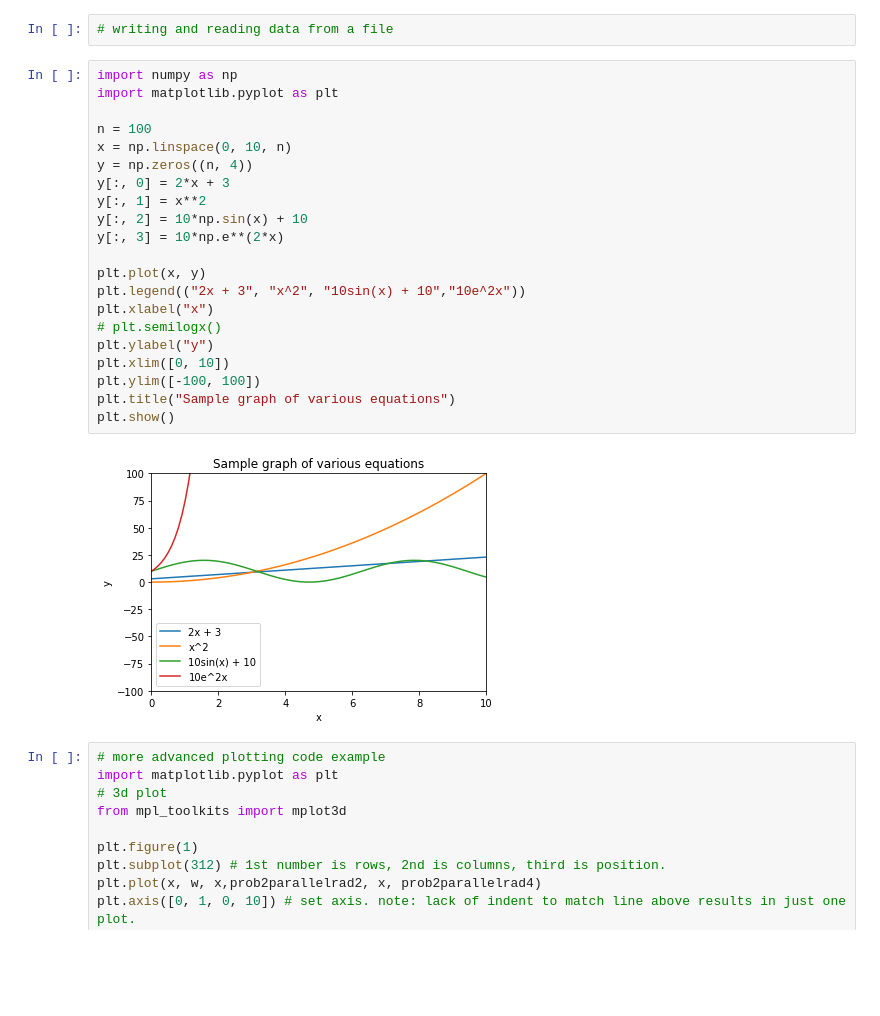
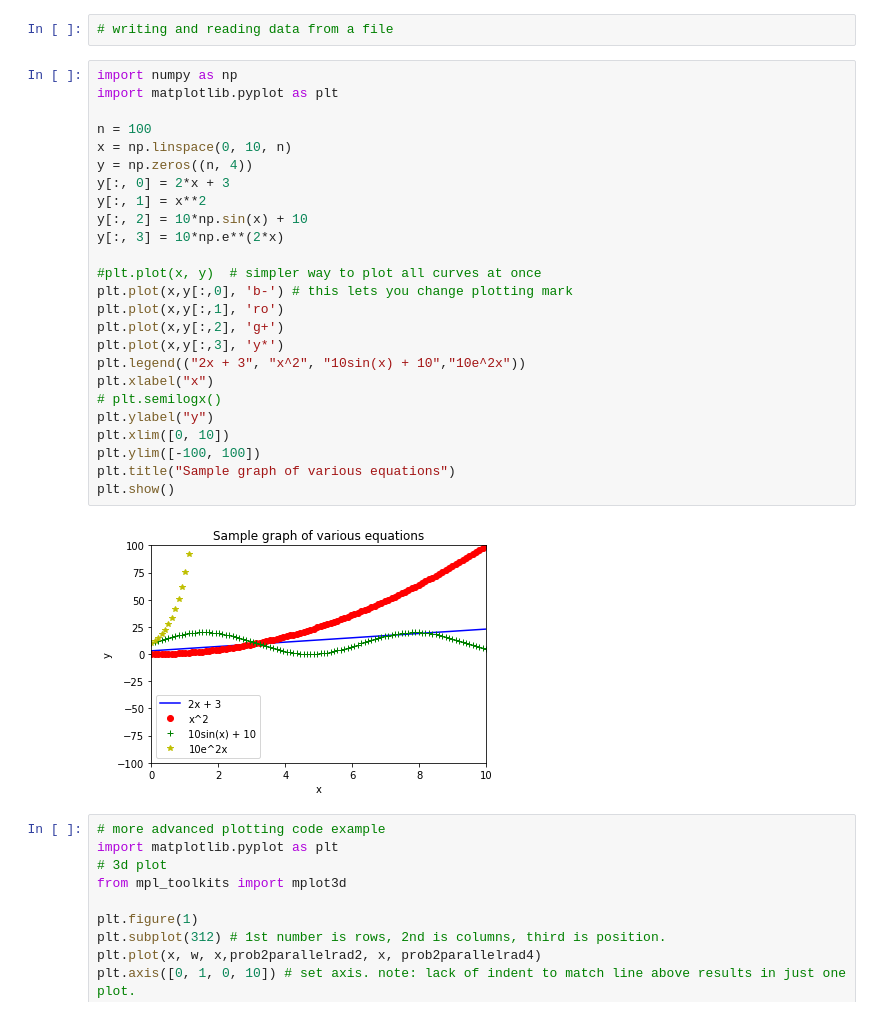
Before and after one commit to CuriousBias/notes, a Jupyter notebook: Plotting.ipynb, the cells around one changed output. Drawn from its saved outputs; the diff is of its cells as text; blank space fills up the shorter version.

Commit message:
started curvefit

```diff
--- a/Plotting.ipynb
+++ b/Plotting.ipynb
@@ -3,26 +3,30 @@
 # %%
 import numpy as np
 import matplotlib.pyplot as plt
 
 n = 100
 x = np.linspace(0, 10, n)
 y = np.zeros((n, 4))
 y[:, 0] = 2*x + 3
 y[:, 1] = x**2
 y[:, 2] = 10*np.sin(x) + 10
 y[:, 3] = 10*np.e**(2*x)
 
-plt.plot(x, y)
+#plt.plot(x, y)  # simpler way to plot all curves at once
+plt.plot(x,y[:,0], 'b-') # this lets you change plotting mark
+plt.plot(x,y[:,1], 'ro')
+plt.plot(x,y[:,2], 'g+')
+plt.plot(x,y[:,3], 'y*')
 plt.legend(("2x + 3", "x^2", "10sin(x) + 10","10e^2x"))
 plt.xlabel("x")
 # plt.semilogx()
 plt.ylabel("y")
 plt.xlim([0, 10])
 plt.ylim([-100, 100])
 plt.title("Sample graph of various equations")
 plt.show()
 # %% [output]
-[figure, old version]
+[figure, new version]
 # %%
 # more advanced plotting code example
 import matplotlib.pyplot as plt
```
Also changed, not shown: 1 other file.
